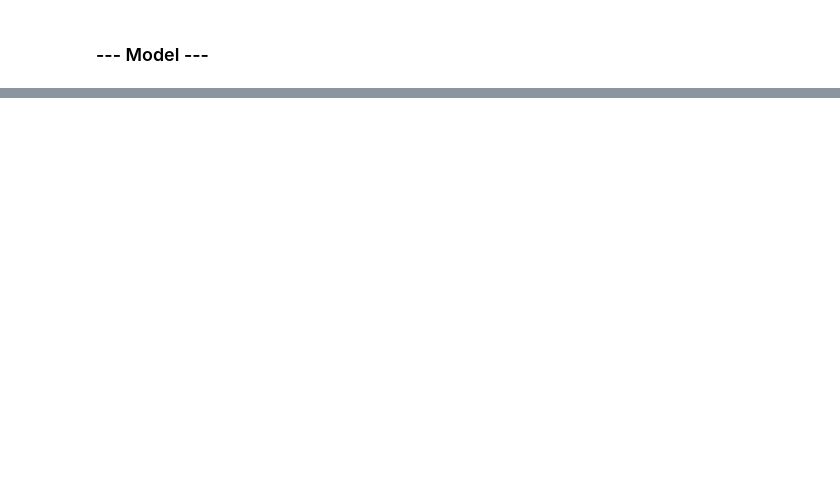
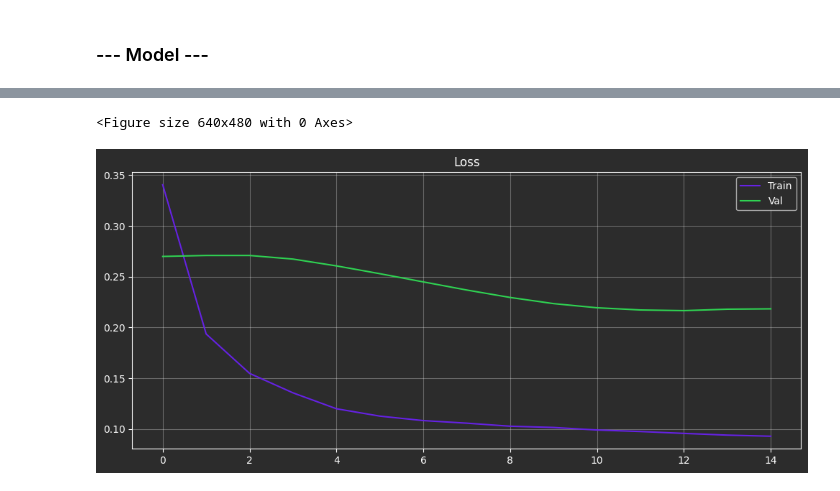
Before and after one commit to KiykoHanna/Simplon_CNN, a Jupyter notebook: Auto_Encod/ex_2.ipynb, the cells around one changed output, grey strips where cells are left out. Saved outputs shown, nothing was run; the diff lists cells and outputs as text; code cells hidden in the pictures; blank space fills up the shorter version.

```diff
--- a/Auto_Encod/ex_2.ipynb
+++ b/Auto_Encod/ex_2.ipynb
@@ -206 +270,24 @@ Epoch 10/10
+# %%
+plt.style.use('dark_background')
+plt.rcParams['axes.facecolor'] = "#2c2c2cff"
+plt.rcParams['figure.facecolor'] = "#2c2c2cff"
+
+def show_results(history):
+    fig, axes = plt.subplots(1, figsize=(12, 5))
+
+    # Loss
+    axes.plot(history.history['loss'], color="#6622e4", label='Train')
+    axes.plot(history.history['val_loss'], color="#30d353", label='Val')
+    axes.set_title('Loss')
+    axes.grid(alpha=0.3)
+    axes.legend()
+
+
+plt.tight_layout()
+plt.show()
+
+show_results(history)
+# %% [output]
+<Figure size 640x480 with 0 Axes>
+[figure, added]
 # %%
```
Also changed, not shown: parts of 15 cells of this notebook, 5 other files.
